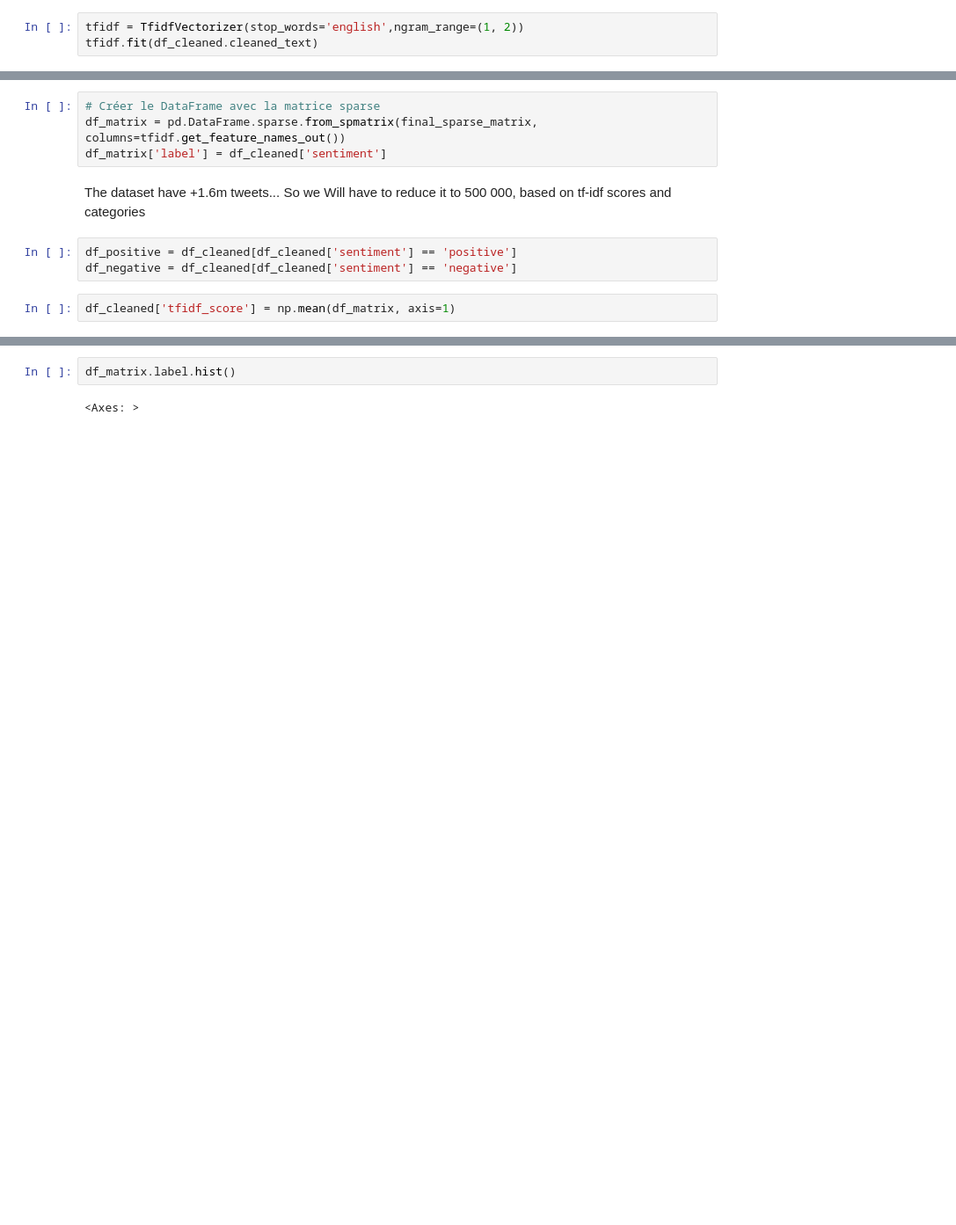
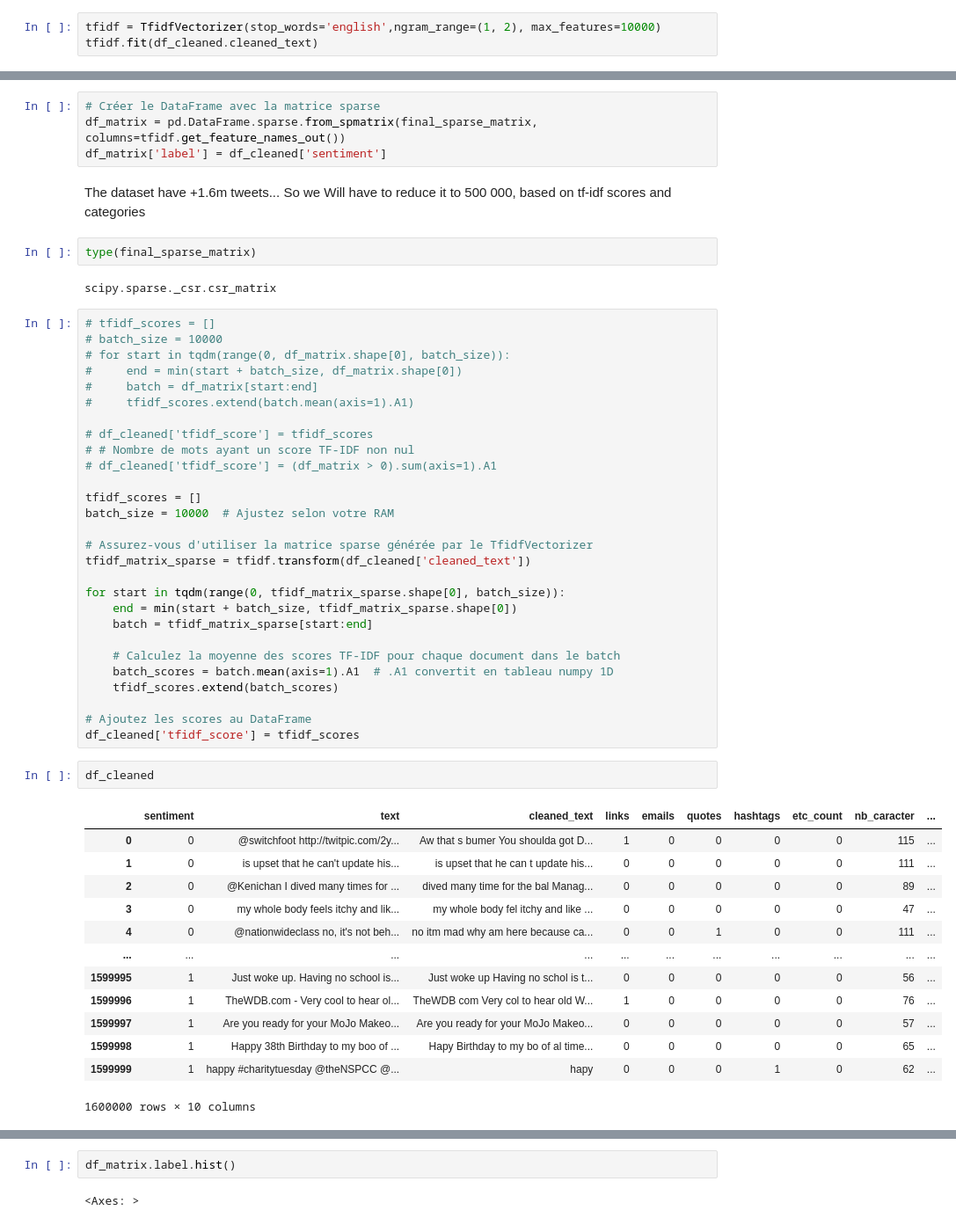
Before and after one commit to Rahifhiba/Sentiment-analysis, a Jupyter notebook: sentiment_analysis.ipynb, the cells around one changed output, grey strips where cells are left out. Shown: that part at 88% size. Saved outputs shown, nothing was run; the diff lists cells and outputs as text; blank space fills up the shorter version.

Commit message:
wip4: tfidf - optimizing code, reducing data size

```diff
--- a/sentiment_analysis.ipynb
+++ b/sentiment_analysis.ipynb
@@ -341,6 +341,6 @@ df_cleaned
 # %% [markdown]
 # TF-IDF
 # %%
-tfidf = TfidfVectorizer(stop_words='english',ngram_range=(1, 2))
+tfidf = TfidfVectorizer(stop_words='english',ngram_range=(1, 2), max_features=10000)
 tfidf.fit(df_cleaned.cleaned_text)
 # %% [output]
@@ -368,8 +366,51 @@ df_matrix = pd.DataFrame.sparse.from_spmatrix(final_sparse_matrix, columns=tfidf
 df_matrix['label'] = df_cleaned['sentiment']
 # %% [markdown]
 The dataset have +1.6m tweets... So we Will have to reduce it to 500 000, based on tf-idf scores and categories
-# %%
-df_positive = df_cleaned[df_cleaned['sentiment'] == 'positive']
-df_negative = df_cleaned[df_cleaned['sentiment'] == 'negative']
-# %%
-df_cleaned['tfidf_score'] = np.mean(df_matrix, axis=1)
+# %%
+type(final_sparse_matrix)
+# %% [output]
+scipy.sparse._csr.csr_matrix
+# %%
+# tfidf_scores = []
+# batch_size = 10000
+# for start in tqdm(range(0, df_matrix.shape[0], batch_size)):
+#     end = min(start + batch_size, df_matrix.shape[0])
+#     batch = df_matrix[start:end]
+#     tfidf_scores.extend(batch.mean(axis=1).A1)
+
+# df_cleaned['tfidf_score'] = tfidf_scores
+# # Nombre de mots ayant un score TF-IDF non nul
+# df_cleaned['tfidf_score'] = (df_matrix > 0).sum(axis=1).A1
+
+tfidf_scores = []
+batch_size = 10000  # Ajustez selon votre RAM
+
+# Assurez-vous d'utiliser la matrice sparse générée par le TfidfVectorizer
+tfidf_matrix_sparse = tfidf.transform(df_cleaned['cleaned_text'])
+
+for start in tqdm(range(0, tfidf_matrix_sparse.shape[0], batch_size)):
+    end = min(start + batch_size, tfidf_matrix_sparse.shape[0])
+    batch = tfidf_matrix_sparse[start:end]
+
+    # Calculez la moyenne des scores TF-IDF pour chaque document dans le batch
+    batch_scores = batch.mean(axis=1).A1  # .A1 convertit en tableau numpy 1D
+    tfidf_scores.extend(batch_scores)
+
+# Ajoutez les scores au DataFrame
+df_cleaned['tfidf_score'] = tfidf_scores
+# %%
+df_cleaned
+# %% [output]
+|  | sentiment | text | cleaned_text | links | emails | quotes | hashtags | etc_count | nb_caracter | ... |
+| 0 | 0 | @switchfoot http://twitpic.com/2y... | Aw that s bumer You shoulda got D... | 1 | 0 | 0 | 0 | 0 | 115 | ... |
+| 1 | 0 | is upset that he can't update his... | is upset that he can t update his... | 0 | 0 | 0 | 0 | 0 | 111 | ... |
+| 2 | 0 | @Kenichan I dived many times for ... | dived many time for the bal Manag... | 0 | 0 | 0 | 0 | 0 | 89 | ... |
+| 3 | 0 | my whole body feels itchy and lik... | my whole body fel itchy and like ... | 0 | 0 | 0 | 0 | 0 | 47 | ... |
+| 4 | 0 | @nationwideclass no, it's not beh... | no itm mad why am here because ca... | 0 | 0 | 1 | 0 | 0 | 111 | ... |
+| ... | ... | ... | ... | ... | ... | ... | ... | ... | ... | ... |
+| 1599995 | 1 | Just woke up. Having no school is... | Just woke up Having no schol is t... | 0 | 0 | 0 | 0 | 0 | 56 | ... |
+| 1599996 | 1 | TheWDB.com - Very cool to hear ol... | TheWDB com Very col to hear old W... | 1 | 0 | 0 | 0 | 0 | 76 | ... |
+| 1599997 | 1 | Are you ready for your MoJo Makeo... | Are you ready for your MoJo Makeo... | 0 | 0 | 0 | 0 | 0 | 57 | ... |
+| 1599998 | 1 | Happy 38th Birthday to my boo of ... | Hapy Birthday to my bo of al time... | 0 | 0 | 0 | 0 | 0 | 65 | ... |
+| 1599999 | 1 | happy #charitytuesday @theNSPCC @... | hapy | 0 | 0 | 0 | 1 | 0 | 62 | ... |
+1600000 rows × 10 columns
```
Also changed, not shown: parts of 13 cells of this notebook.
